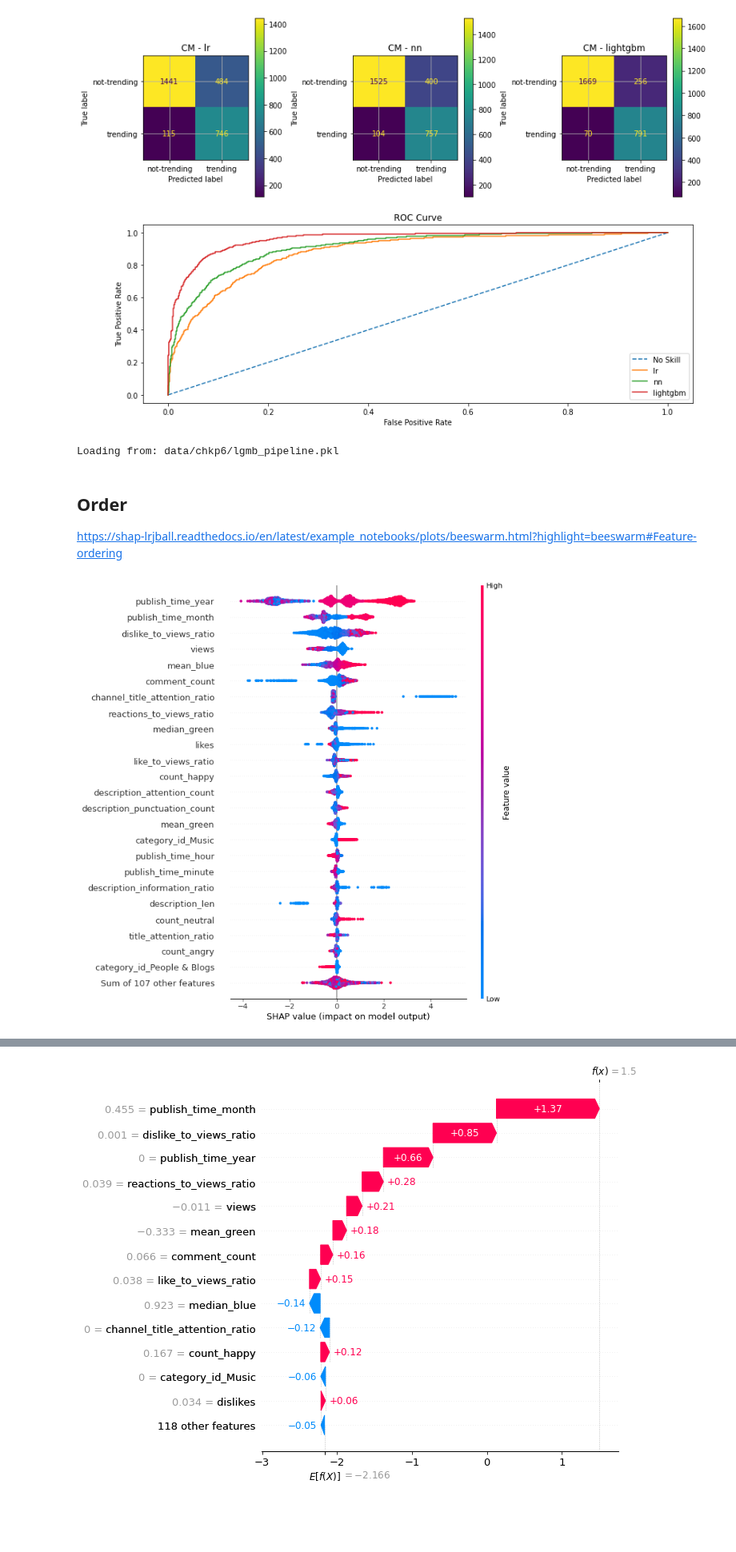
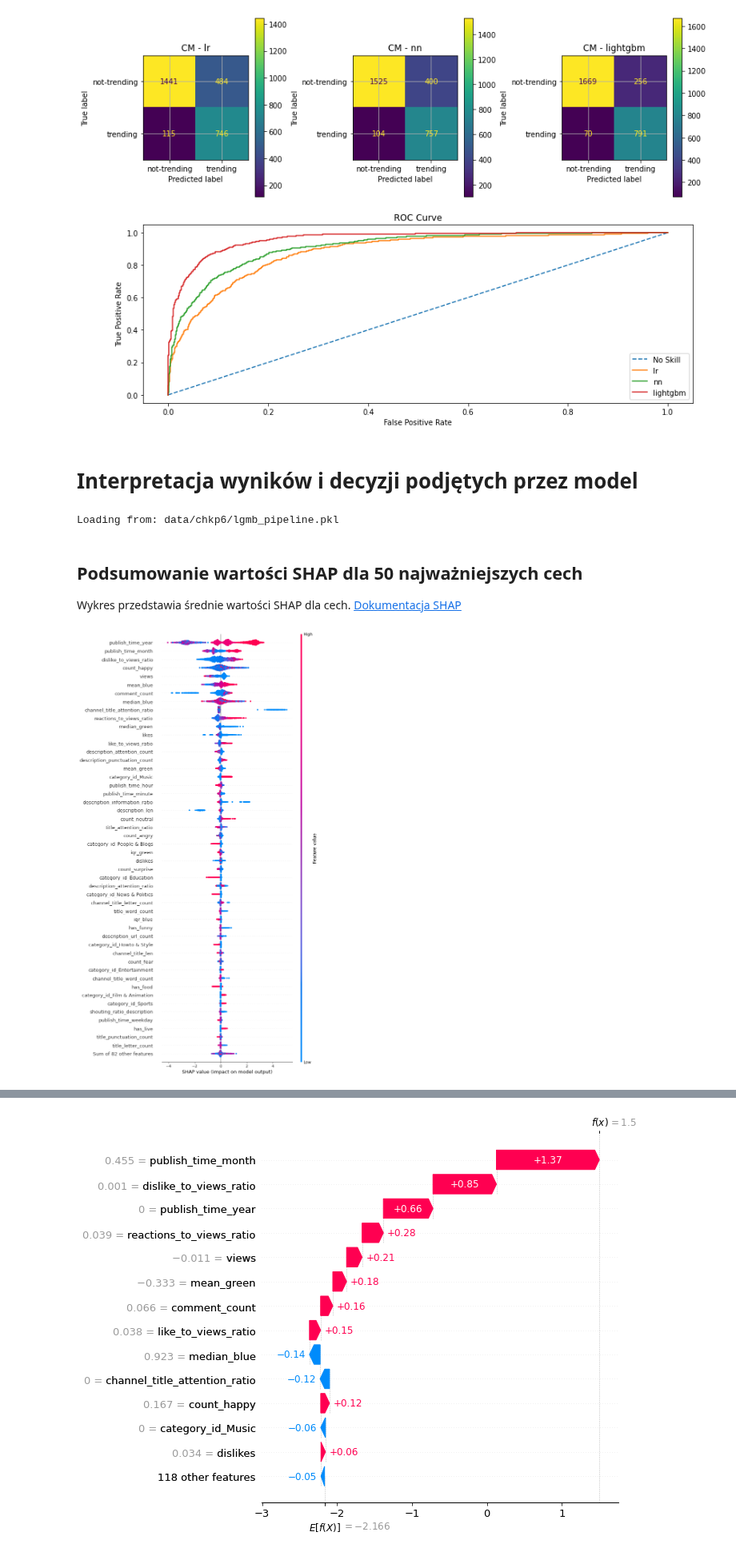
Before and after one commit to AxolotlOfConflagration/yt_trending_videos, a Jupyter notebook: checkpoint6.ipynb, the cells around one changed output, grey strips where cells are left out. Shown at 80% size. Cells and saved outputs as stored; diff of their text form; code cells hidden in the pictures; blank space fills up the shorter version.

```diff
--- a/checkpoint6.ipynb
+++ b/checkpoint6.ipynb
@@ -432,6 +440,8 @@ fig.tight_layout()
 fig.show()
 # %% [output]
 [figure]
+# %% [markdown]
+# Interpretacja wyników i decyzji podjętych przez model
 # %%
 # lgmb_cv = load_pickle('data/chkp6/rscv_lightgbm.pkl')
 # lgmb_pipeline = lgmb_cv.best_estimator_
@@ -452,10 +462,11 @@ shap_values = explainer.shap_values(X_test_scaled)
 X_test_scaled_df = pd.DataFrame(X_test_scaled, columns=X_test.columns)
 shap_obj = explainer(X_test_scaled_df)
 # %% [markdown]
-## Order
+## Podsumowanie wartości SHAP dla 50 najważniejszych cech
 
-https://shap-lrjball.readthedocs.io/en/latest/example_notebooks/plots/beeswarm.html?highlight=beeswarm#Feature-ordering
+Wykres przedstawia średnie wartości SHAP dla cech.
+[Dokumentacja SHAP](https://shap-lrjball.readthedocs.io/en/latest/example_notebooks/plots/beeswarm.html?highlight=beeswarm#Feature-ordering)
 # %%
-shap.plots.beeswarm(shap_obj[:,:,1], max_display=25) # feature_names=X_test.column)
+shap.plots.beeswarm(shap_obj[:,:,1], max_display=50) # feature_names=X_test.column)
 # %% [output]
-[figure, old version]
+[figure, new version]
```
Also changed, not shown: parts of 19 cells of this notebook.
